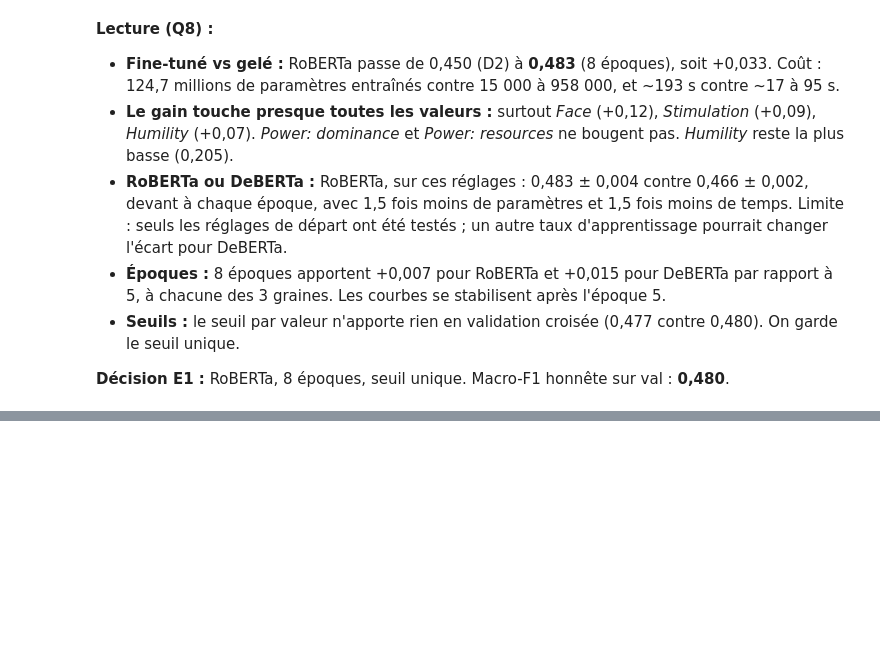
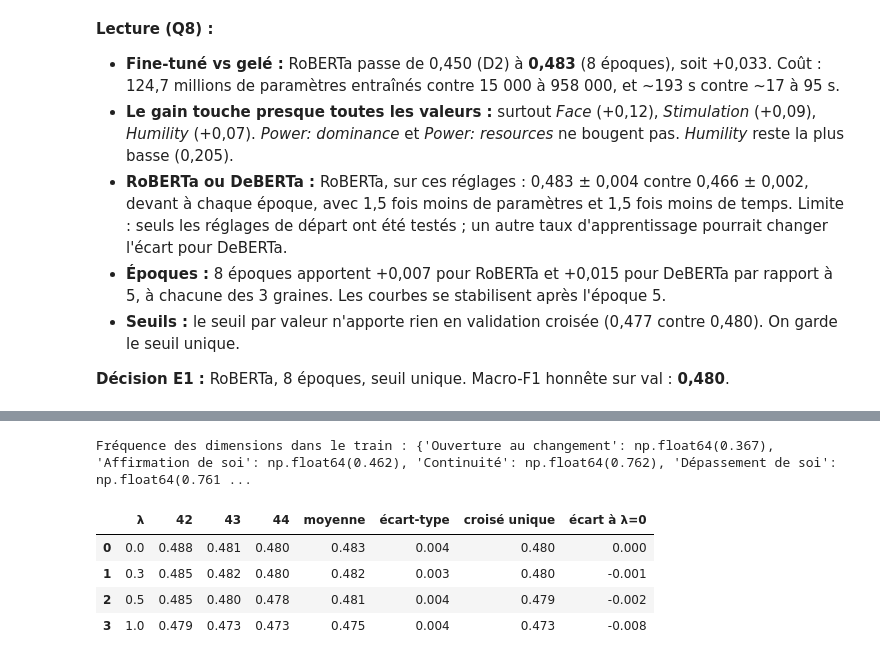
Before and after one commit to AyoubMoutik/schwartz-values-multilabel-classification-nlp, a Jupyter notebook: notebooks/07_partieE.ipynb, the cells around one changed output, grey strips where cells are left out. Saved outputs shown, nothing was run; the diff lists cells and outputs as text; code cells hidden in the pictures; blank space fills up the shorter version.

```diff
--- a/notebooks/07_partieE.ipynb
+++ b/notebooks/07_partieE.ipynb
@@ -113,0 +118,21 @@ parv.sort_values("E1 RoBERTa", ascending=False).round(3)
+# %%
+from valeval.plm import DIMENSIONS, cibles_dimensions
+
+print("Fréquence des dimensions dans le train :", dict(zip(DIMENSIONS, cibles_dimensions(y_tr).mean(0).round(3))))
+noms = {0: "E1_roberta_ep8", .3: "E2_roberta_lam0.3_ep8", .5: "E2_roberta_lam0.5_ep8", 1: "E2_roberta_lam1.0_ep8"}
+lignes, p_lam = [], {}
+for lam, n in noms.items():
+    f = [json.loads((RUNS / f"{n}_seed{g}.json").read_text(encoding="utf-8"))["macro_f1"] for g in GRAINES]
+    p_lam[lam] = [np.load(RUNS / f"{n}_seed{g}_val.npy") for g in GRAINES]
+    lignes.append({"λ": lam, "42": f[0], "43": f[1], "44": f[2], "moyenne": np.mean(f), "écart-type": np.std(f, ddof=1),
+                   "croisé unique": np.mean([croise(p)[0] for p in p_lam[lam]])})
+e2 = pd.DataFrame(lignes)
+e2["écart à λ=0"] = e2.moyenne - e2.moyenne[0]
+e2.round(3)
+# %% [output]
+Fréquence des dimensions dans le train : {'Ouverture au changement': np.float64(0.367), 'Affirmation de soi': np.float64(0.462), 'Continuité': np.float64(0.762), 'Dépassement de soi': np.float64(0.761 ...
+|  | λ | 42 | 43 | 44 | moyenne | écart-type | croisé unique | écart à λ=0 |
+| 0 | 0.0 | 0.488 | 0.481 | 0.480 | 0.483 | 0.004 | 0.480 | 0.000 |
+| 1 | 0.3 | 0.485 | 0.482 | 0.480 | 0.482 | 0.003 | 0.480 | -0.001 |
+| 2 | 0.5 | 0.485 | 0.480 | 0.478 | 0.481 | 0.004 | 0.479 | -0.002 |
+| 3 | 1.0 | 0.479 | 0.473 | 0.473 | 0.475 | 0.004 | 0.473 | -0.008 |
```
Also changed, not shown: parts of 5 cells of this notebook, 2 other files.
